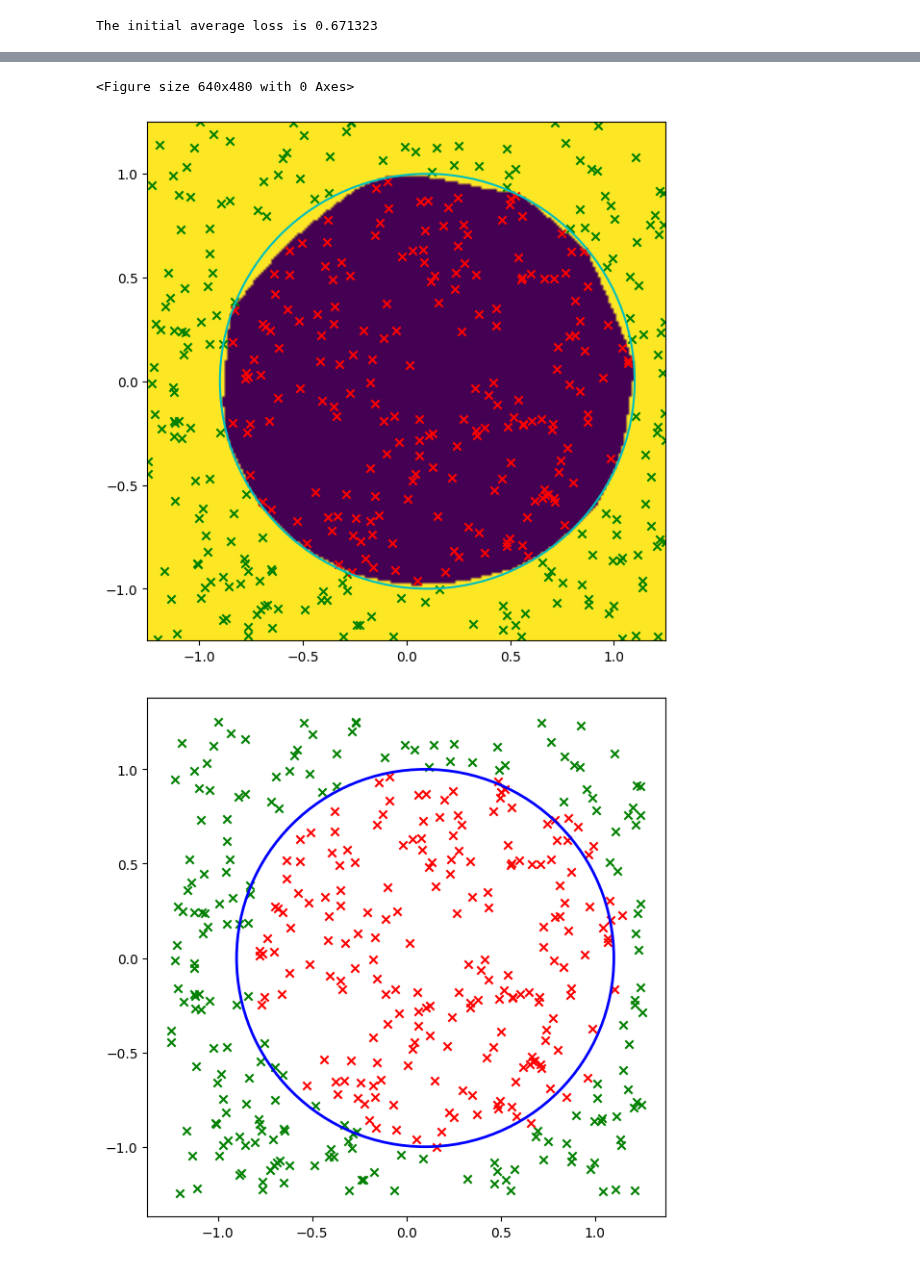
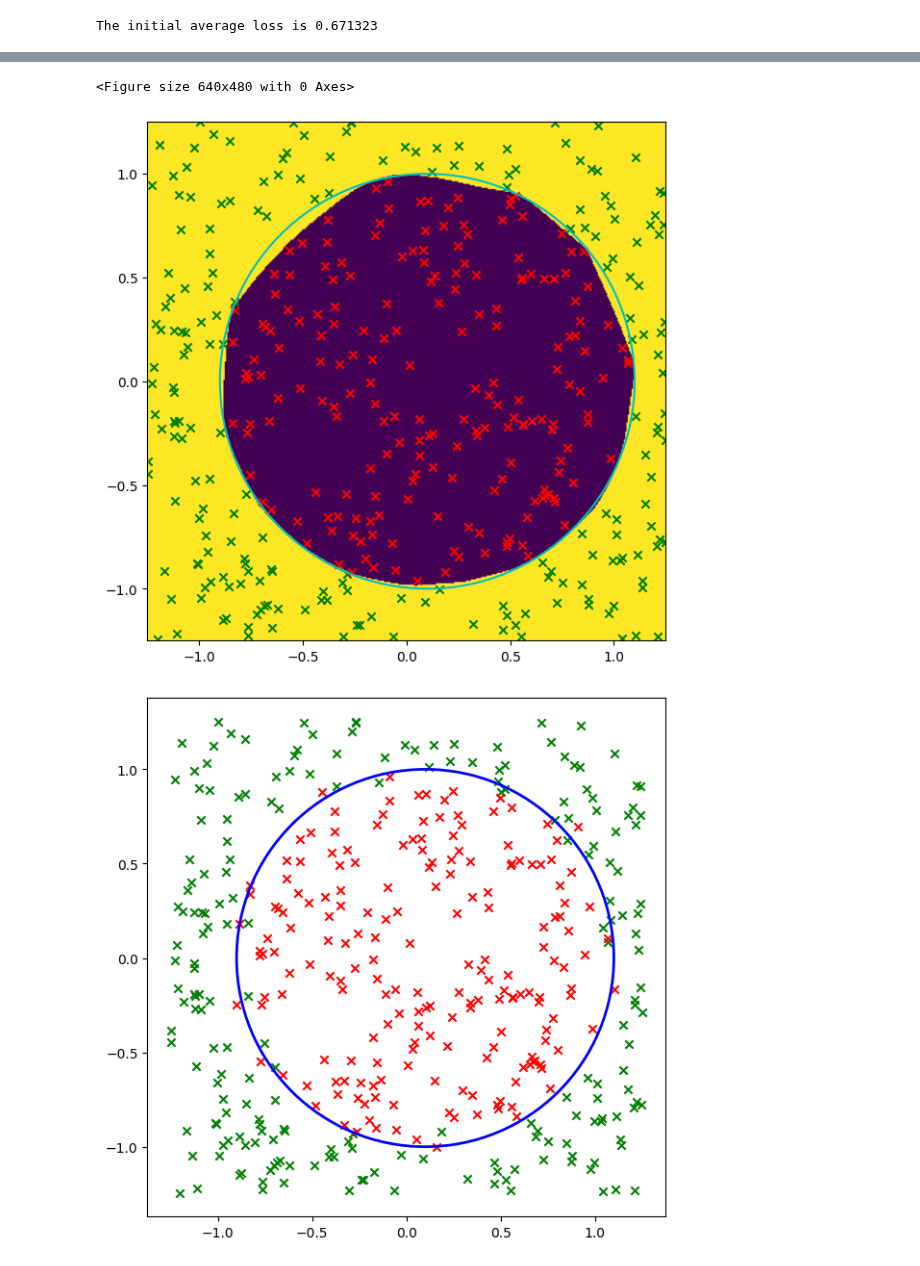
Before and after one commit to shtadinada/MOML-exercises, a Jupyter notebook: learn_circle.ipynb, the cells around one changed output, grey strips where cells are left out. Cells and saved outputs as stored; diff of their text form; code cells hidden in the pictures.

```diff
--- a/learn_circle.ipynb
+++ b/learn_circle.ipynb
@@ -8,6 +8,7 @@ from matplotlib.patches import Circle
 
 # seed for pseudo random number generator
 key = random.PRNGKey(1)
+key1 = random.PRNGKey(3)
 # %%
 # define a circle and a
 midpoint, radius = (0.1, 0.0), 1
@@ -132,7 +133,7 @@ iteration  9000 loss 6.25568354735151e-05
 The average loss after training is 0.000053
 # %%
 #plot samples and prediction resulting from given W, b in a window around the center point sampleling n^2 points
-def plot_prediction(W, b, window_size=1.25, center=(0.0,0.0), n=200):
+def plot_prediction(W, b, window_size=1.25, center=(0.0,0.0), n=400):
     plt.clf()
     # some plotting stuff
     fig, ax = plt.subplots(1, figsize=[7,7])
@@ -158,24 +159,24 @@ def plot_prediction(W, b, window_size=1.25, center=(0.0,0.0), n=200):
 plot_prediction(W,b)
 # %% [output]
 <Figure size 640x480 with 0 Axes>
-[figure, old version]
+[figure, new version]
 # %%
-noise = 1e-1*random.uniform(key,(num_samples,), minval = -1, maxval = 1)
+noise = 1e-1*random.uniform(key1,(num_samples,), minval = -1, maxval = 1)
 classes = (x[0,:]-midpoint[0])**2 +(x[1,:]-midpoint[1])**2 > (radius + noise)**2
 yhat = one_hot(classes.astype(int), 2).T
 
 
 fig,ax = plt.subplots(1, figsize=[7,7])
 ax.set_aspect('equal')
 # plot scatter
 ax.scatter(x[0][classes==1], x[1][classes==1], marker= "x", color = "g")
 ax.scatter(x[0][classes==0], x[1][classes==0], marker= "x", color = "r")
 # circle
 circ = Circle(midpoint, radius, facecolor='None', edgecolor='b', lw=2, zorder=10)
 ax.add_patch(circ)
 plt.show()
 # %% [output]
-[figure, old version]
+[figure, new version]
 # %%
 W = [weight_scaling(indim)*random.normal(key,(outdim, indim))
      for outdim,indim in zip(num_neurons + [2], [2] + num_neurons)]
```
Also changed, not shown: parts of 3 cells of this notebook.
